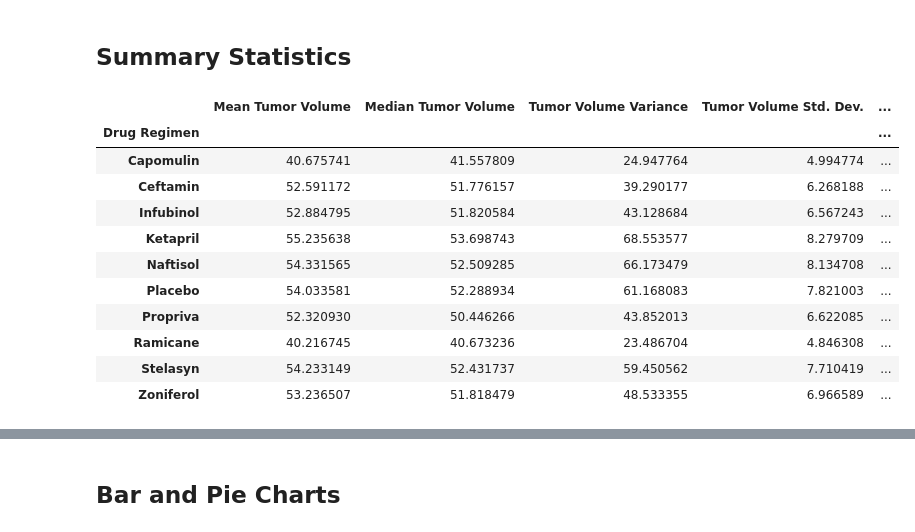
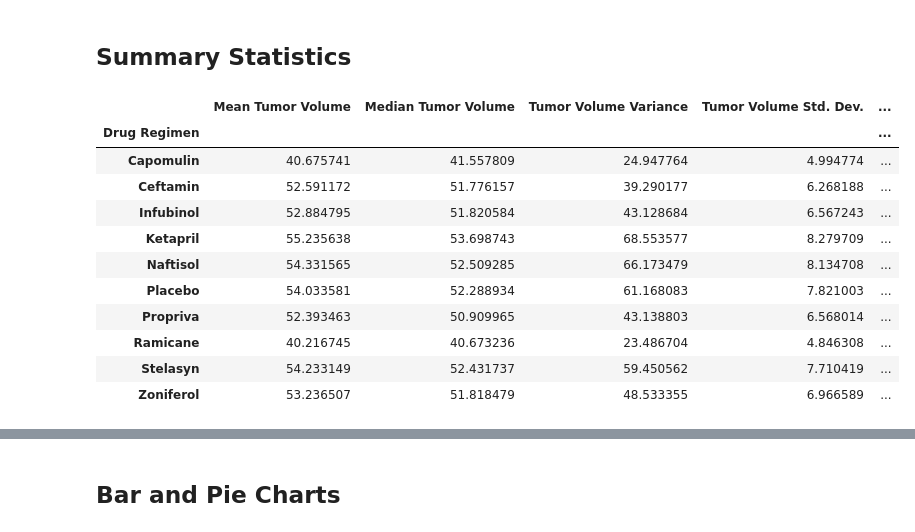
Before and after one commit to kellamchris/matplotlib_challenge, a Jupyter notebook: Pymaceuticals/pymaceuticals_starter.ipynb, the cells around one changed output, grey strips where cells are left out. Drawn from its saved outputs; the diff is of its cells as text; code cells hidden in the pictures.

Commit message:
finished General Summary Statistics

```diff
--- a/Pymaceuticals/pymaceuticals_starter.ipynb
+++ b/Pymaceuticals/pymaceuticals_starter.ipynb
@@ -107,19 +107,36 @@ final_unique_mice_count
 # %%
 # Generate a summary statistics table of mean, median, variance, standard deviation, and SEM of the tumor volume for each regimen
 
 # Use groupby and summary statistical methods to calculate the following properties of each drug regimen:
 # mean, median, variance, standard deviation, and SEM of the tumor volume.
+regimen_summary = cleaned_mice_ids.groupby("Drug Regimen")
+
+regimen_summary_mean = regimen_summary[["Tumor Volume (mm3)"]].mean()
+regimen_summary_median = regimen_summary[["Tumor Volume (mm3)"]].median()
+regimen_summary_variance = regimen_summary[["Tumor Volume (mm3)"]].var()
+regimen_summary_std = regimen_summary[["Tumor Volume (mm3)"]].std()
+regimen_summary_sem = regimen_summary[["Tumor Volume (mm3)"]].sem()
+
 # Assemble the resulting series into a single summary DataFrame.
+regimen_summary_df = pd.DataFrame({
+    "Mean Tumor Volume": regimen_summary_mean["Tumor Volume (mm3)"],
+    "Median Tumor Volume": regimen_summary_median["Tumor Volume (mm3)"],
+    "Tumor Volume Variance": regimen_summary_variance["Tumor Volume (mm3)"],
+    "Tumor Volume Std. Dev.": regimen_summary_std["Tumor Volume (mm3)"],
+    "Tumor Volume Std. Err": regimen_summary_sem["Tumor Volume (mm3)"],
+})
+
+regimen_summary_df
 # %% [output]
 |  | Mean Tumor Volume | Median Tumor Volume | Tumor Volume Variance | Tumor Volume Std. Dev. | ... |
 | Drug Regimen |  |  |  |  | ... |
 | Capomulin | 40.675741 | 41.557809 | 24.947764 | 4.994774 | ... |
 | Ceftamin | 52.591172 | 51.776157 | 39.290177 | 6.268188 | ... |
 | Infubinol | 52.884795 | 51.820584 | 43.128684 | 6.567243 | ... |
 | Ketapril | 55.235638 | 53.698743 | 68.553577 | 8.279709 | ... |
 | Naftisol | 54.331565 | 52.509285 | 66.173479 | 8.134708 | ... |
 | Placebo | 54.033581 | 52.288934 | 61.168083 | 7.821003 | ... |
-| Propriva | 52.320930 | 50.446266 | 43.852013 | 6.622085 | ... |
+| Propriva | 52.393463 | 50.909965 | 43.138803 | 6.568014 | ... |
 | Ramicane | 40.216745 | 40.673236 | 23.486704 | 4.846308 | ... |
 | Stelasyn | 54.233149 | 52.431737 | 59.450562 | 7.710419 | ... |
 | Zoniferol | 53.236507 | 51.818479 | 48.533355 | 6.966589 | ... |
```
Also changed, not shown: parts of 1 cell of this notebook.
